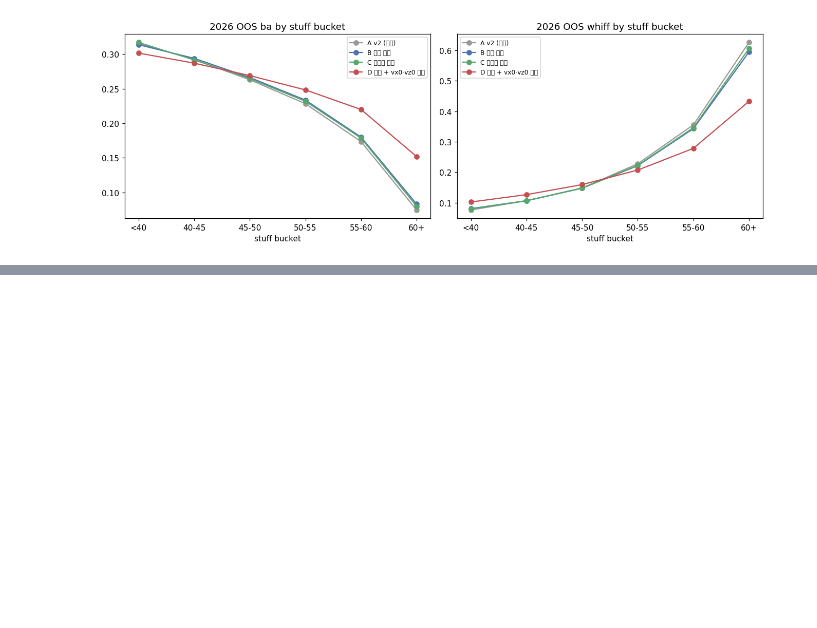
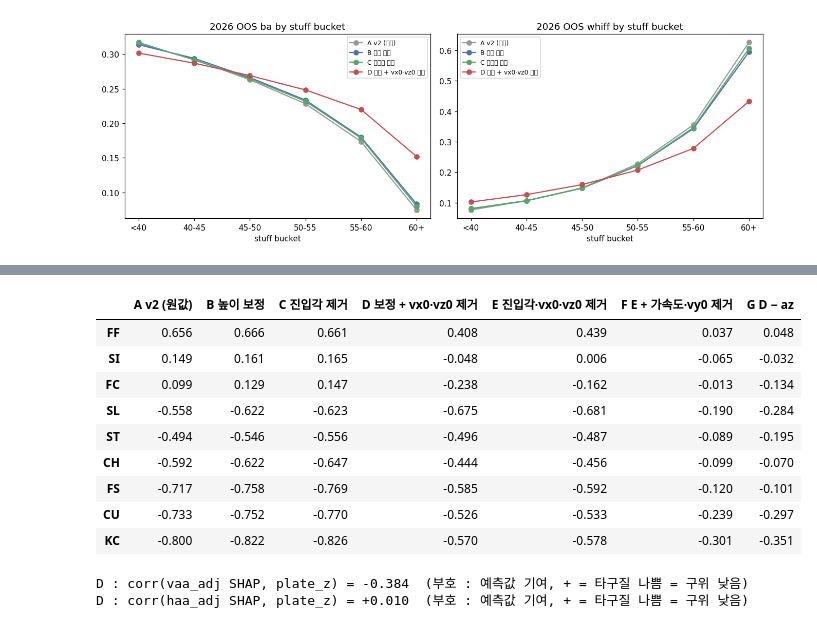
Before and after one commit to yongwon38/mlb_prediction, a Jupyter notebook: stuff_pipeline_261010.ipynb, the cells around one changed output, grey strips where cells are left out. Saved outputs shown, nothing was run; the diff lists cells and outputs as text; code cells hidden in the pictures; blank space fills up the shorter version.

```diff
--- a/stuff_pipeline_261010.ipynb
+++ b/stuff_pipeline_261010.ipynb
@@ -502,0 +512,10 @@ plt.tight_layout(); plt.savefig(os.path.join(OUT, 'oos_buckets_2026.png')); plt.
+# %%
+LEAK_CANDS = ['vaa_adj', 'haa_adj', 'az', 'ax', 'ay', 'vy0', 'release_pos_z', 'release_pos_x', 'pfx_z', 'pfx_x']
+base_z, base_x = leak_r2(FEATS['D'], 'plate_z'), leak_r2(FEATS['D'], 'plate_x_r')
+drop_rows = {}
+for f in LEAK_CANDS:
+    fs = [x for x in FEATS['D'] if x != f]
+    drop_rows[f] = {'R²(plate_z) 감소': base_z - leak_r2(fs, 'plate_z'), 'R²(plate_x) 감소': base_x - leak_r2(fs, 'plate_x_r')}
+leak_drop = pd.DataFrame(drop_rows).T.sort_values('R²(plate_z) 감소', ascending=False)
+print(f'D 기준 R² : plate_z {base_z:.3f}, plate_x {base_x:.3f}')
+display(leak_drop.round(3))
@@ -502,0 +540,20 @@ plt.tight_layout(); plt.savefig(os.path.join(OUT, 'oos_buckets_2026.png')); plt.
+# %%
+other = leak_drop.drop(index=['vaa_adj', 'haa_adj'])
+g_feat = (other['R²(plate_z) 감소'] + other['R²(plate_x) 감소']).idxmax()
+FEATS['E'] = [f for f in sp.STUFF_FEATURES if f not in ('vx0', 'vz0')]
+FEATS['F'] = [f for f in FEATS['E'] if f not in ('ax', 'ay', 'az', 'vy0')]
+FEATS['G'] = [f for f in FEATS['D'] if f != g_feat]
+NAMES.update({'E': 'E 진입각·vx0·vz0 제거', 'F': 'F E + 가속도·vy0 제거', 'G': f'G D − {g_feat}'})
+print('G 에서 뺀 피처 :', g_feat)
+
+for k in ['E', 'F', 'G']:
+    print(f'--- {NAMES[k]}')
+    models[k] = sp.fit_stuff_model(X3_tr[FEATS[k]], y3_tr, X3_es[FEATS[k]], y3_es, n_iter=12, verbose=False)
+    print('  best holdout rmse', round(models[k].tuning_results_['rmse'].min(), 5))
+    joblib.dump(models[k], os.path.join(OUT, f'stage3_{k}.joblib'))
+    feat[f'pred_{k}'] = models[k].predict(feat[FEATS[k]])
+    scalers[k] = sp.StuffScaler().fit(feat.loc[is_train_pitch & scored, f'pred_{k}'])
+    joblib.dump(scalers[k], os.path.join(OUT, f'stage4_{k}.joblib'), compress=3)
+    feat[f'raw_{k}'] = scalers[k].transform(feat[f'pred_{k}'])
+    feat[f'stuff_{k}'] = feat[f'raw_{k}'].where(scored)
+SCORE_COLS = {k: f'stuff_{k}' for k in models}
@@ -503 +665,26 @@ plt.tight_layout(); plt.savefig(os.path.join(OUT, 'oos_buckets_2026.png')); plt.
+# %%
+pts_main = ['FF', 'SI', 'FC', 'SL', 'ST', 'CH', 'FS', 'CU', 'KC']
+bias = pd.DataFrame({NAMES[k]: {pt: within_corr(d26[d26['pitch_type'] == pt], f'stuff_{k}', 'plate_z_norm') for pt in pts_main} for k in models})
+display(bias.round(3))
+bias.to_csv(os.path.join(OUT, 'height_bias_by_pitch_type.csv'), encoding='utf-8-sig')
+
+cD = models['D'].booster_.predict(X_shap[FEATS['D']], pred_contrib=True)[:, :-1]
+z = feat.loc[X_shap.index, 'plate_z'].to_numpy('float64', na_value=np.nan)
+ok = ~np.isnan(z)
+for f in ['vaa_adj', 'haa_adj']:
+    j = FEATS['D'].index(f)
+    print(f'D : corr({f} SHAP, plate_z) = {np.corrcoef(cD[ok, j], z[ok])[0, 1]:+.3f}  (부호 : 예측값 기여, + = 타구질 나쁨 = 구위 낮음)')
+# %% [output]
+|  | A v2 (원값) | B 높이 보정 | C 진입각 제거 | D 보정 + vx0·vz0 제거 | E 진입각·vx0·vz0 제거 | F E + 가속도·vy0 제거 | G D − az |
+| FF | 0.656 | 0.666 | 0.661 | 0.408 | 0.439 | 0.037 | 0.048 |
+| SI | 0.149 | 0.161 | 0.165 | -0.048 | 0.006 | -0.065 | -0.032 |
+| FC | 0.099 | 0.129 | 0.147 | -0.238 | -0.162 | -0.013 | -0.134 |
+| SL | -0.558 | -0.622 | -0.623 | -0.675 | -0.681 | -0.190 | -0.284 |
+| ST | -0.494 | -0.546 | -0.556 | -0.496 | -0.487 | -0.089 | -0.195 |
+| CH | -0.592 | -0.622 | -0.647 | -0.444 | -0.456 | -0.099 | -0.070 |
+| FS | -0.717 | -0.758 | -0.769 | -0.585 | -0.592 | -0.120 | -0.101 |
+| CU | -0.733 | -0.752 | -0.770 | -0.526 | -0.533 | -0.239 | -0.297 |
+| KC | -0.800 | -0.822 | -0.826 | -0.570 | -0.578 | -0.301 | -0.351 |
+D : corr(vaa_adj SHAP, plate_z) = -0.384  (부호 : 예측값 기여, + = 타구질 나쁨 = 구위 낮음)
+D : corr(haa_adj SHAP, plate_z) = +0.010  (부호 : 예측값 기여, + = 타구질 나쁨 = 구위 낮음)
 # %% [markdown]
```
Also changed, not shown: parts of 8 cells of this notebook, 5 other files.
